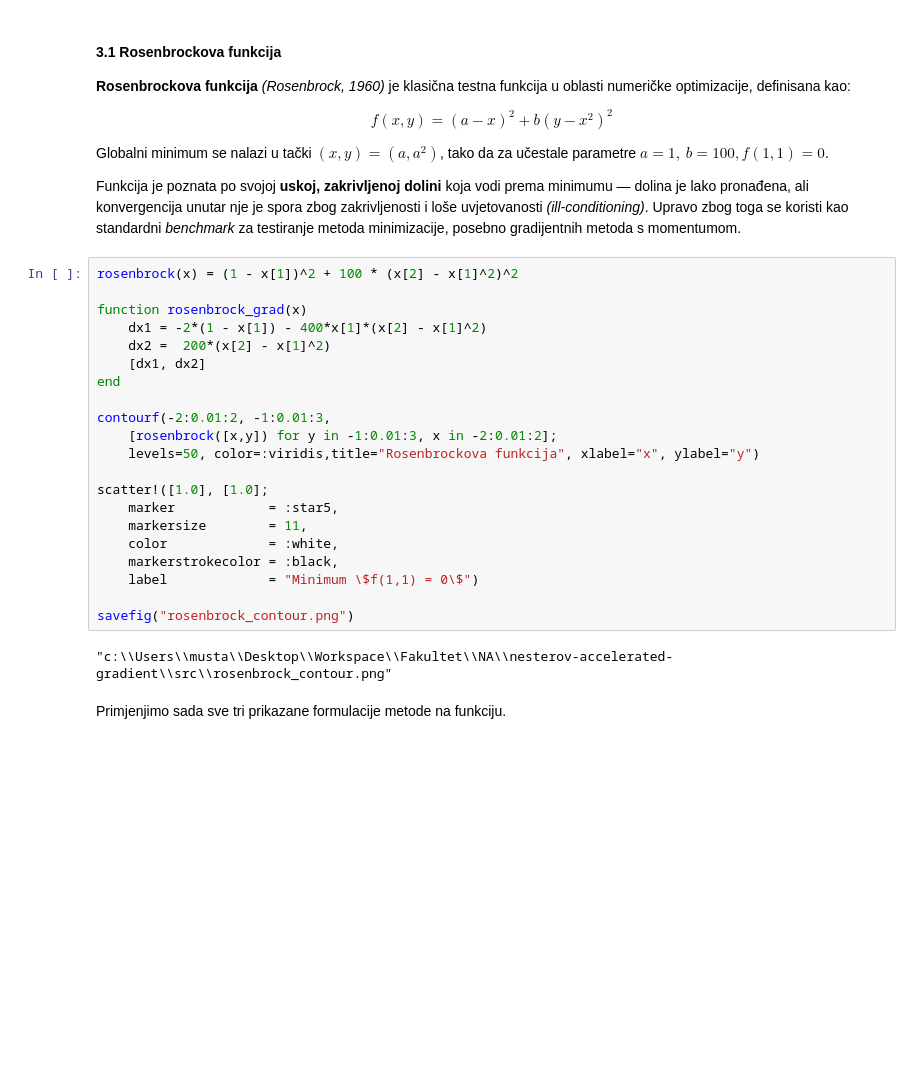
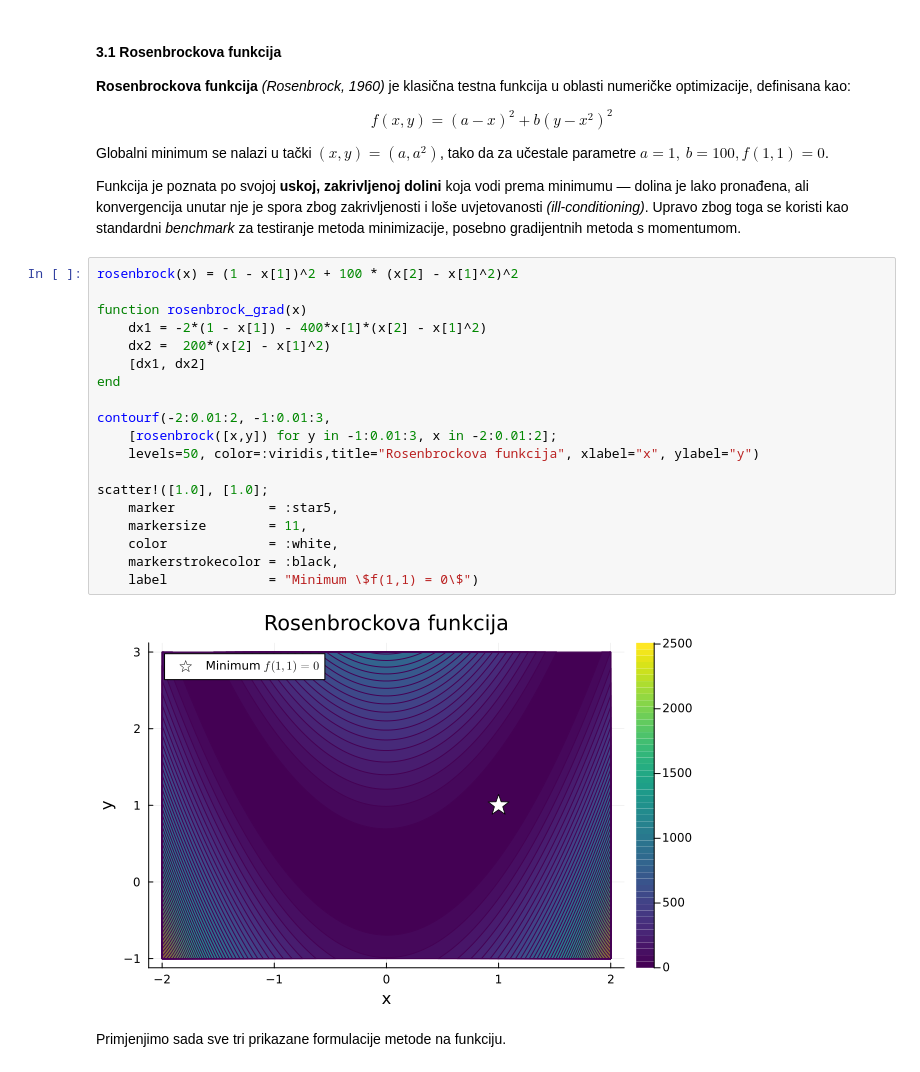
Before and after one commit to astaffz/nesterov-accelerated-gradient, a Jupyter notebook: src/nesterov.ipynb, the cells around one changed output. Drawn from its saved outputs; the diff is of its cells as text; blank space fills up the shorter version.

```diff
--- a/src/nesterov.ipynb
+++ b/src/nesterov.ipynb
@@ -219,26 +219,24 @@ _benchmark_ za testiranje metoda minimizacije, posebno gradijentnih metoda s mom
 # %%
 rosenbrock(x) = (1 - x[1])^2 + 100 * (x[2] - x[1]^2)^2
 
 function rosenbrock_grad(x)
     dx1 = -2*(1 - x[1]) - 400*x[1]*(x[2] - x[1]^2)
     dx2 =  200*(x[2] - x[1]^2)
     [dx1, dx2]
 end
 
 contourf(-2:0.01:2, -1:0.01:3,
     [rosenbrock([x,y]) for y in -1:0.01:3, x in -2:0.01:2];
     levels=50, color=:viridis,title="Rosenbrockova funkcija", xlabel="x", ylabel="y")
 
 scatter!([1.0], [1.0];
     marker            = :star5,
     markersize        = 11,
     color             = :white,
     markerstrokecolor = :black,
     label             = "Minimum \$f(1,1) = 0\$")
-
-savefig("rosenbrock_contour.png")
 # %% [output]
-"c:\\Users\\musta\\Desktop\\Workspace\\Fakultet\\NA\\nesterov-accelerated-gradient\\src\\rosenbrock_contour.png"
+[figure, added]
 # %% [markdown]
 Primjenjimo sada sve tri prikazane formulacije metode na funkciju.
 # %%
```
Also changed, not shown: parts of 2 cells of this notebook, 5 other files.
